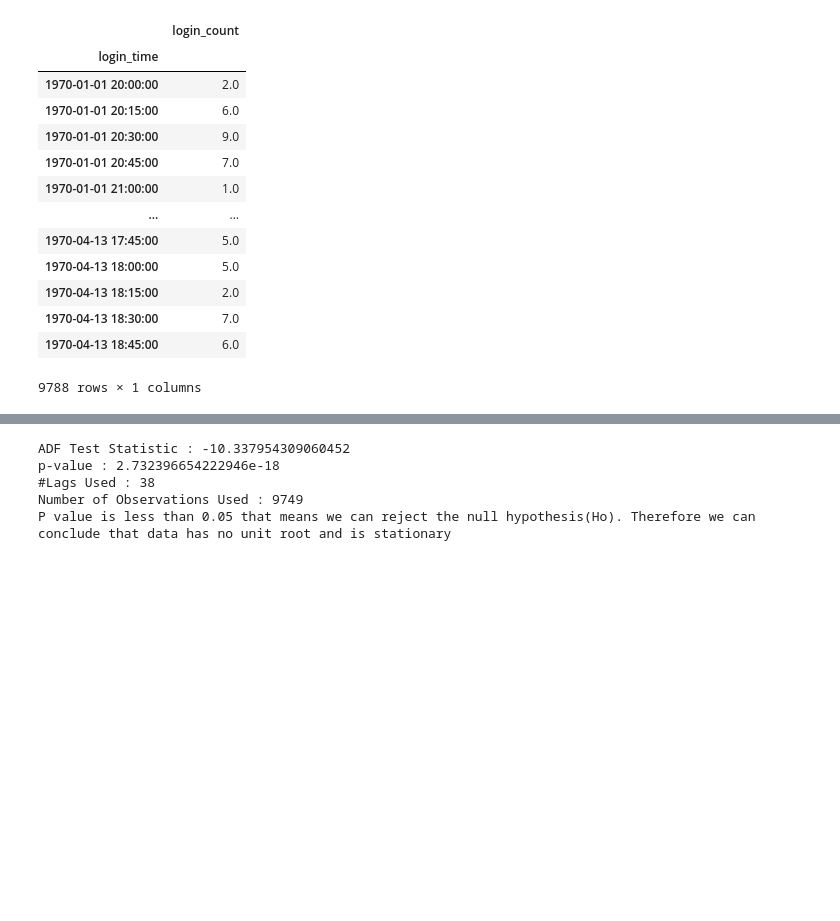
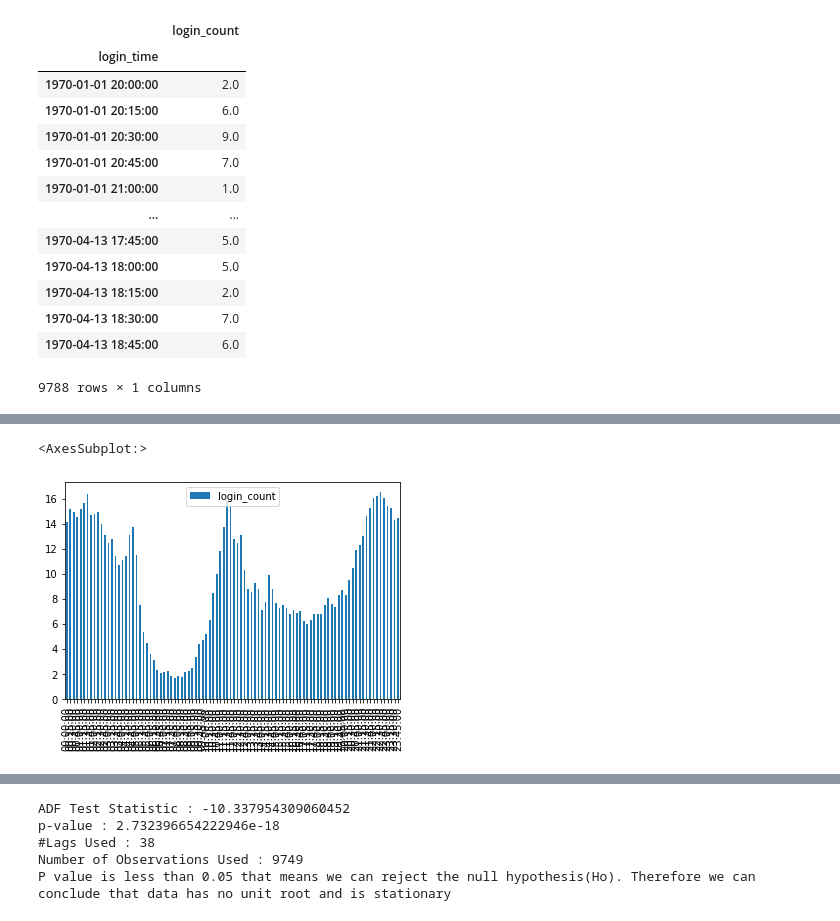
Before and after one commit to nycantwell/nycantwell, a Jupyter notebook: ultimate_challenge/ultimate_challenge_1.ipynb, the cells around one changed output, grey strips where cells are left out. Saved outputs shown, nothing was run; the diff lists cells and outputs as text; code cells hidden in the pictures; blank space fills up the shorter version.

```diff
--- a/ultimate_challenge/ultimate_challenge_1.ipynb
+++ b/ultimate_challenge/ultimate_challenge_1.ipynb
@@ -62,0 +62,11 @@ plt.show()
+# %%
+logins_by_time = login_groups.groupby(login_groups.index.time).mean()
+logins_by_hour = login_groups.groupby(login_groups.index.hour).mean()
+logins_by_date = login_groups.groupby(login_groups.index.date).mean()
+logins_by_weekday = login_groups.groupby(login_groups.index.weekday).mean()
+logins_by_day = login_groups.groupby(login_groups.index.day).mean()
+
+logins_by_time.plot.bar(rot=90)
+# %% [output]
+<AxesSubplot:>
+[figure, added]
```
Also changed, not shown: parts of 13 cells of this notebook.
